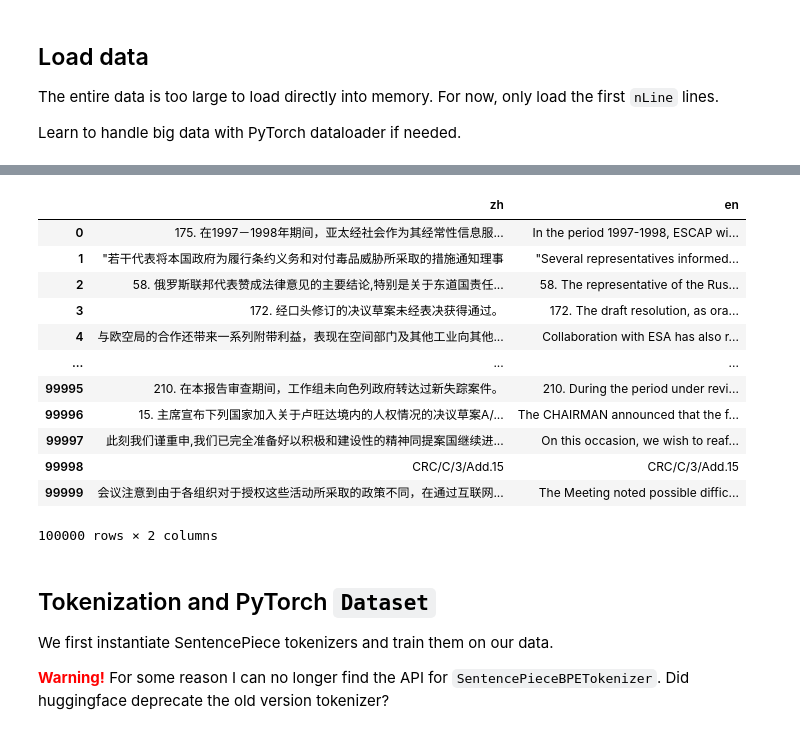
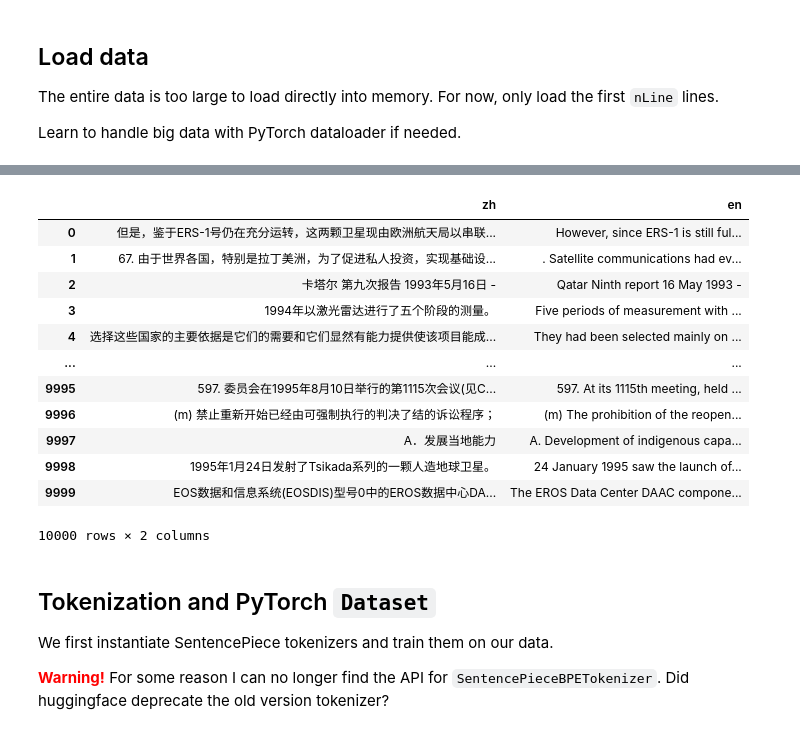
Before and after one commit to yongtso/Bo-Eng-Machine-Transation, a Jupyter notebook: warm_up_Chinese_English_02/t5_ch_en_notrick.ipynb, the cells around one changed output, grey strips where cells are left out. Drawn from its saved outputs; the diff is of its cells as text; code cells hidden in the pictures.

Commit message:
How come training on 1000 or 10000 data has no problem, but 100000 has index out of bound?

```diff
--- a/warm_up_Chinese_English_02/t5_ch_en_notrick.ipynb
+++ b/warm_up_Chinese_English_02/t5_ch_en_notrick.ipynb
@@ -33,7 +33,7 @@ Learn to handle big data with PyTorch dataloader if needed.
 enFile = open('./en-zh/UNv1.0.en-zh.en', 'r', encoding = 'utf-8')
 zhFile = open('./en-zh/UNv1.0.en-zh.zh', 'r', encoding = 'utf-8')
 
-nLine = 100000
+nLine = 10000
 
 dataMatrix = []
 
@@ -51,16 +51,16 @@ Wall time: 252 ms
 |  | zh | en |
-| 0 | 175. 在1997－1998年期间，亚太经社会作为其经常性信息服... | In the period 1997-1998, ESCAP wi... |
-| 1 | "若干代表将本国政府为履行条约义务和对付毒品威胁所采取的措施通知理事 | "Several representatives informed... |
-| 2 | 58. 俄罗斯联邦代表赞成法律意见的主要结论,特别是关于东道国责任... | 58. The representative of the Rus... |
-| 3 | 172. 经口头修订的决议草案未经表决获得通过。 | 172. The draft resolution, as ora... |
-| 4 | 与欧空局的合作还带来一系列附带利益，表现在空间部门及其他工业向其他... | Collaboration with ESA has also r... |
+| 0 | 但是，鉴于ERS-1号仍在充分运转，这两颗卫星现由欧洲航天局以串联... | However, since ERS-1 is still ful... |
+| 1 | 67. 由于世界各国，特别是拉丁美洲，为了促进私人投资，实现基础设... | . Satellite communications had ev... |
+| 2 | 卡塔尔 第九次报告 1993年5月16日 - | Qatar Ninth report 16 May 1993 - |
+| 3 | 1994年以激光雷达进行了五个阶段的测量。 | Five periods of measurement with ... |
+| 4 | 选择这些国家的主要依据是它们的需要和它们显然有能力提供使该项目能成... | They had been selected mainly on ... |
 | ... | ... | ... |
-| 99995 | 210. 在本报告审查期间，工作组未向色列政府转达过新失踪案件。 | 210. During the period under revi... |
-| 99996 | 15. 主席宣布下列国家加入关于卢旺达境内的人权情况的决议草案A/... | The CHAIRMAN announced that the f... |
-| 99997 | 此刻我们谨重申,我们已完全准备好以积极和建设性的精神同提案国继续进... | On this occasion, we wish to reaf... |
-| 99998 | CRC/C/3/Add.15 | CRC/C/3/Add.15 |
-| 99999 | 会议注意到由于各组织对于授权这些活动所采取的政策不同，在通过互联网... | The Meeting noted possible diffic... |
+| 9995 | 597. 委员会在1995年8月10日举行的第1115次会议(见C... | 597. At its 1115th meeting, held ... |
+| 9996 | (m) 禁止重新开始已经由可强制执行的判决了结的诉讼程序； | (m) The prohibition of the reopen... |
+| 9997 | A．发展当地能力 | A. Development of indigenous capa... |
+| 9998 | 1995年1月24日发射了Tsikada系列的一颗人造地球卫星。 | 24 January 1995 saw the launch of... |
+| 9999 | EOS数据和信息系统(EOSDIS)型号0中的EROS数据中心DA... | The EROS Data Center DAAC compone... |
-100000 rows × 2 columns
+10000 rows × 2 columns
 # %% [markdown]
 ## Tokenization and PyTorch `Dataset`
 
```
Also changed, not shown: parts of 4 cells of this notebook.
